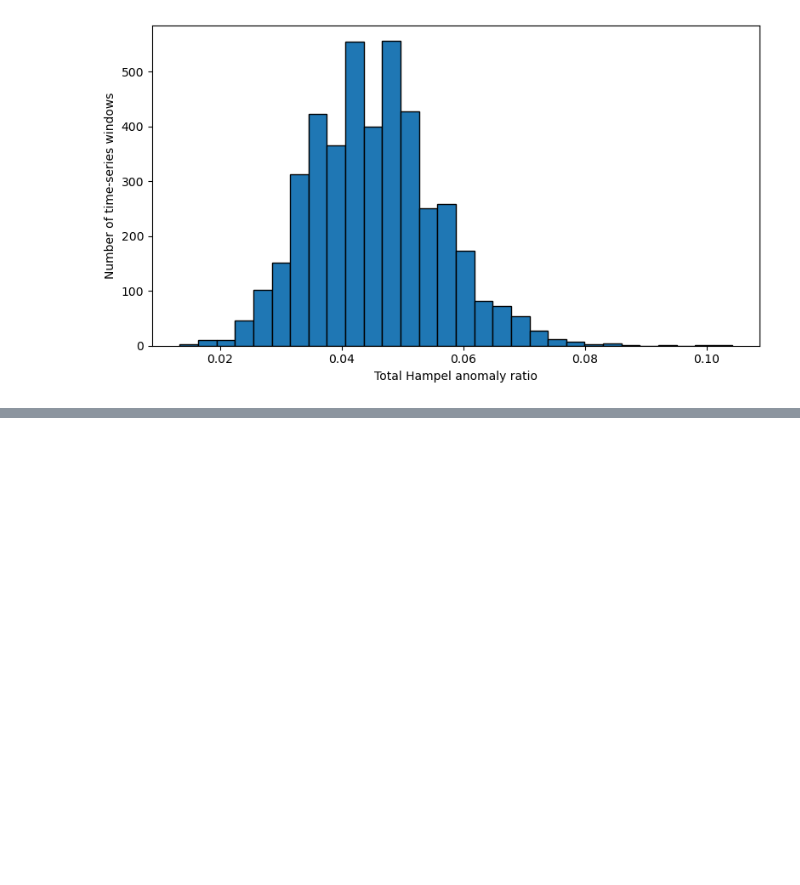
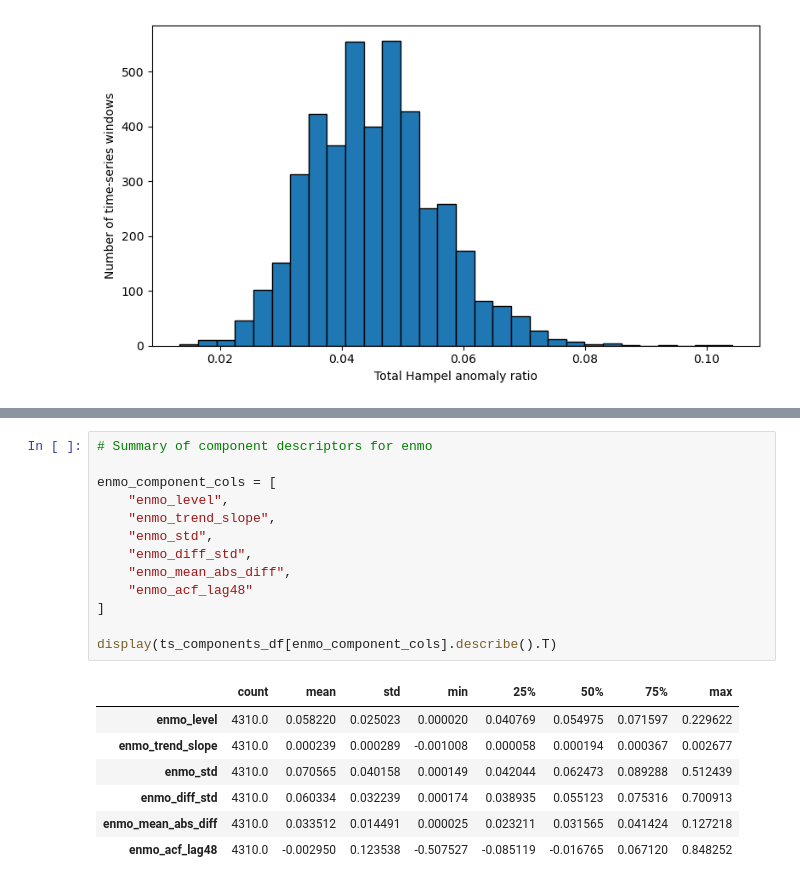
Before and after one commit to lorenzobuccolini03/Data-Mining---Advanced-Topics, a Jupyter notebook: Time Series Analysis/Preprocessing.ipynb, the cells around one changed output, grey strips where cells are left out. Cells and saved outputs as stored; diff of their text form; blank space fills up the shorter version.

```diff
--- a/Time Series Analysis/Preprocessing.ipynb
+++ b/Time Series Analysis/Preprocessing.ipynb
@@ -1741,0 +1799,21 @@ plt.show()
+# %%
+# Summary of component descriptors for enmo
+
+enmo_component_cols = [
+    "enmo_level",
+    "enmo_trend_slope",
+    "enmo_std",
+    "enmo_diff_std",
+    "enmo_mean_abs_diff",
+    "enmo_acf_lag48"
+]
+
+display(ts_components_df[enmo_component_cols].describe().T)
+# %% [output]
+|  | count | mean | std | min | 25% | 50% | 75% | max |
+| enmo_level | 4310.0 | 0.058220 | 0.025023 | 0.000020 | 0.040769 | 0.054975 | 0.071597 | 0.229622 |
+| enmo_trend_slope | 4310.0 | 0.000239 | 0.000289 | -0.001008 | 0.000058 | 0.000194 | 0.000367 | 0.002677 |
+| enmo_std | 4310.0 | 0.070565 | 0.040158 | 0.000149 | 0.042044 | 0.062473 | 0.089288 | 0.512439 |
+| enmo_diff_std | 4310.0 | 0.060334 | 0.032239 | 0.000174 | 0.038935 | 0.055123 | 0.075316 | 0.700913 |
+| enmo_mean_abs_diff | 4310.0 | 0.033512 | 0.014491 | 0.000025 | 0.023211 | 0.031565 | 0.041424 | 0.127218 |
+| enmo_acf_lag48 | 4310.0 | -0.002950 | 0.123538 | -0.507527 | -0.085119 | -0.016765 | 0.067120 | 0.848252 |
```
Also changed, not shown: parts of 4 cells of this notebook, 2 other files.
